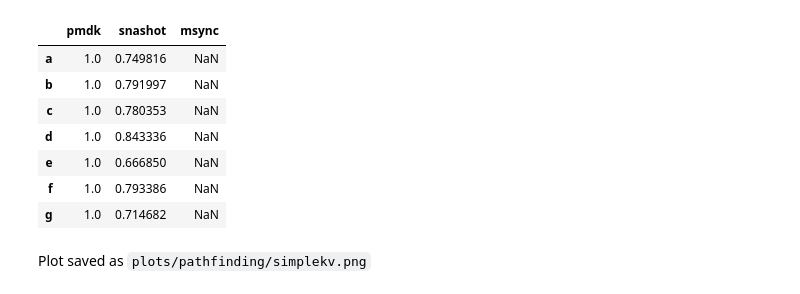
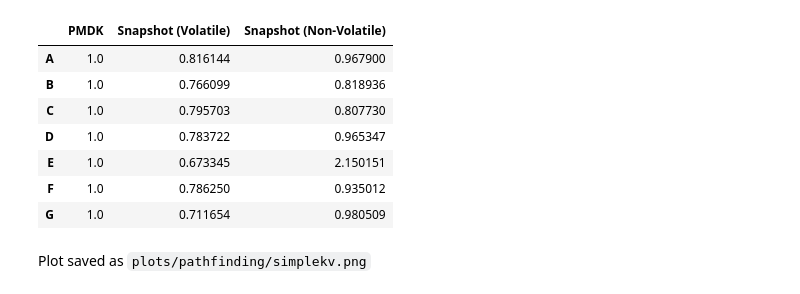
Before and after one commit to NVSL/snapshot-public, a Jupyter notebook: src/scripts/map.ipynb, the cells around one changed output. Drawn from its saved outputs; the diff is of its cells as text; code cells hidden in the pictures.

Commit message:
Add volatile and non-volatile results to simplekv

```diff
--- a/src/scripts/map.ipynb
+++ b/src/scripts/map.ipynb
@@ -41,3 +44,10 @@ bd59a8e74f5d26facead9a0d58070ddda7bb03d6ff8e8f32d541aff784093897  ../../data/sim
 # %%
-df = pd.read_csv(dataf, index_col=None)
-df.index = ['a', 'b', 'c', 'd', 'e', 'f', 'g']
+df_raw = pd.read_csv(dataf, index_col=None)
+index_vals =  ['a', 'b', 'c', 'd', 'e', 'f', 'g']
+index_nv = prefix_list(index_vals, 'nv_')
+index_v = prefix_list(index_vals, 'v_')
+index_comb = index_v + ['drop'] + index_nv
+df_raw.index = index_comb
+df_raw = df_raw.T
+del df_raw['drop']
+df_raw = df_raw.T
@@ -54,0 +54,4 @@ df
+# %%
+v = (df_raw.T[index_v]).T[['pmdk', 'snashot']]
+v.index = index_vals
+v
@@ -54,0 +67,4 @@ df
+# %%
+nv = (df_raw.T[index_nv]).T['snashot']
+nv.index = index_vals
+nv
@@ -54,0 +80,7 @@ df
+# %%
+df = pd.DataFrame()
+df['PMDK'] = np.int_(v['pmdk'])
+df['Snapshot (Volatile)'] = np.int_(v['snashot'])
+df['Snapshot (Non-Volatile)'] = np.int_(nv)
+df.index = [val.capitalize() for val in index_vals]
+df
@@ -55,18 +96,18 @@ df
 # %%
-pmdk_col = df['pmdk']
+pmdk_col = df['PMDK']
 df_norm = df.copy(deep=True)
 for col in df:
     df_norm[col] = df[col]/pmdk_col
 df_norm
 # %% [output]
-|  | pmdk | snashot | msync |
-| a | 1.0 | 0.749816 | NaN |
-| b | 1.0 | 0.791997 | NaN |
-| c | 1.0 | 0.780353 | NaN |
-| d | 1.0 | 0.843336 | NaN |
-| e | 1.0 | 0.666850 | NaN |
-| f | 1.0 | 0.793386 | NaN |
-| g | 1.0 | 0.714682 | NaN |
+|  | PMDK | Snapshot (Volatile) | Snapshot (Non-Volatile) |
+| A | 1.0 | 0.816144 | 0.967900 |
+| B | 1.0 | 0.766099 | 0.818936 |
+| C | 1.0 | 0.795703 | 0.807730 |
+| D | 1.0 | 0.783722 | 0.965347 |
+| E | 1.0 | 0.673345 | 2.150151 |
+| F | 1.0 | 0.786250 | 0.935012 |
+| G | 1.0 | 0.711654 | 0.980509 |
 # %%
 Fig.config(12, (8, 2))
 # %%
```
Also changed, not shown: parts of 8 cells of this notebook, 8 other files.
